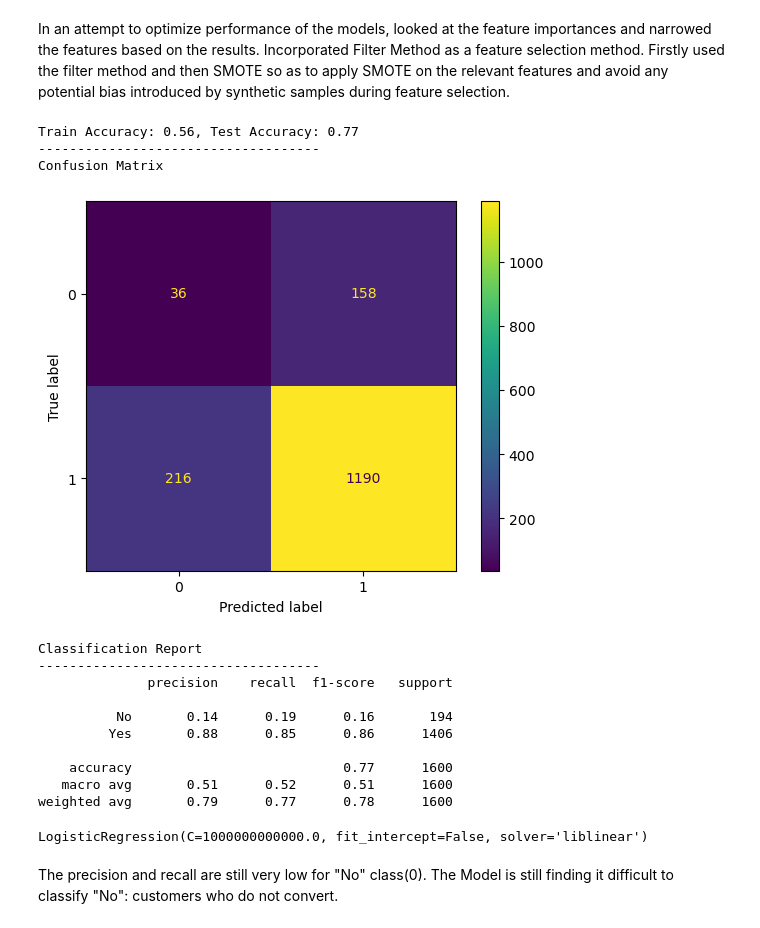
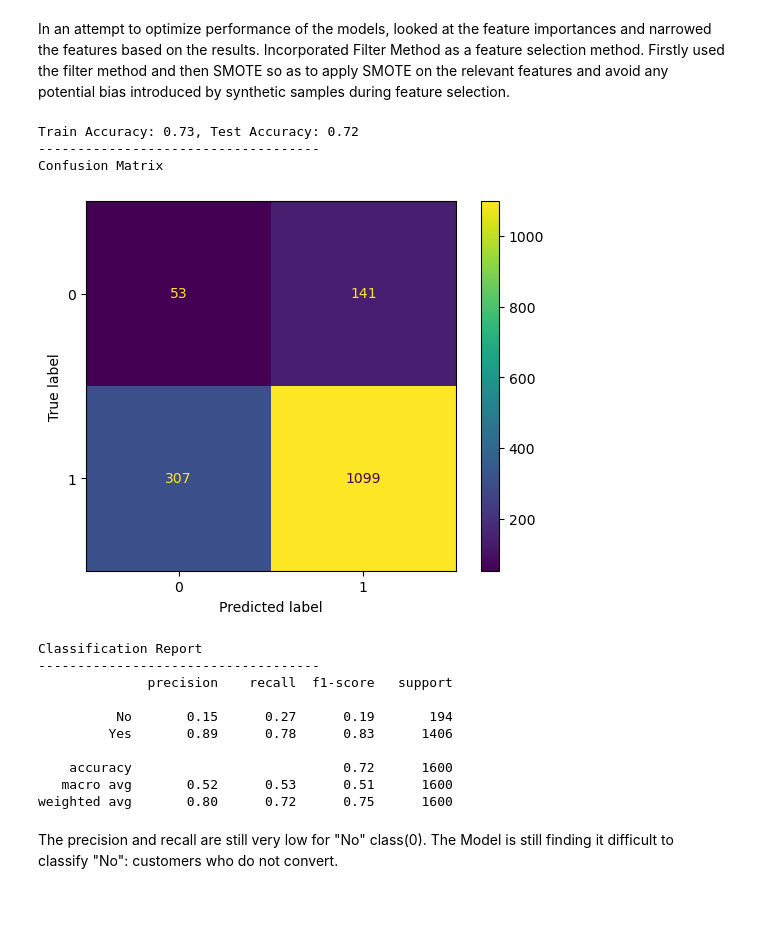
Before and after one commit to am-eric/DigitalMarketing-Analytics, a Jupyter notebook: analysis.ipynb, the cells around one changed output. Saved outputs shown, nothing was run; the diff lists cells and outputs as text; code cells hidden in the pictures.

```diff
--- a/analysis.ipynb
+++ b/analysis.ipynb
@@ -741,29 +712,31 @@ X_test_kbest = selector.transform(X_test_preprocessed)
-# %%
-
-#apply SMOTE to selected Features
-smote = SMOTE(random_state=42)
-
-#Fit
-X_train_kbest_resampled, y_train_kbest_resampled = smote.fit_resample(X_train_kbest, y_train)
-
-#train
-logmodel(X_train_kbest_resampled, X_test_kbest, y_train_kbest_resampled, y_test)
-# %% [output]
-Train Accuracy: 0.56, Test Accuracy: 0.77
-------------------------------------
-Confusion Matrix
-[figure, removed]
-Classification Report
-------------------------------------
-              precision    recall  f1-score   support
-
-          No       0.14      0.19      0.16       194
-         Yes       0.88      0.85      0.86      1406
-
-    accuracy                           0.77      1600
-   macro avg       0.51      0.52      0.51      1600
-weighted avg       0.79      0.77      0.78      1600
-LogisticRegression(C=1000000000000.0, fit_intercept=False, solver='liblinear')
+# %%
+### iteration 2
+## feature selection(filter method) and smote
+
+pipe_logreg_smote_feature = ImbPipeline([
+    ("preprocess", preprocess), # preprocessing
+    ("feature_selection", SelectKBest(score_func = mutual_info_classif)), # Feature Selection
+    ("smote", SMOTE(random_state=42)), # SMOTE
+    ("logreg", LogisticRegression(fit_intercept=False, C=1e12, solver='liblinear')) # MODEL
+])
+# %%
+# model after smote and feature selection
+fit_results(pipe_logreg_smote_feature, X_train, X_test, y_train, y_test)
+# %% [output]
+Train Accuracy: 0.73, Test Accuracy: 0.72
+------------------------------------
+Confusion Matrix
+[figure, added]
+Classification Report
+------------------------------------
+              precision    recall  f1-score   support
+
+          No       0.15      0.27      0.19       194
+         Yes       0.89      0.78      0.83      1406
+
+    accuracy                           0.72      1600
+   macro avg       0.52      0.53      0.51      1600
+weighted avg       0.80      0.72      0.75      1600
 # %% [markdown]
 The precision and recall are still very low for "No" class(0).
 The Model is still finding it difficult to classify "No": customers who do not convert.
```
Also changed, not shown: parts of 73 cells of this notebook, 2 other files.
